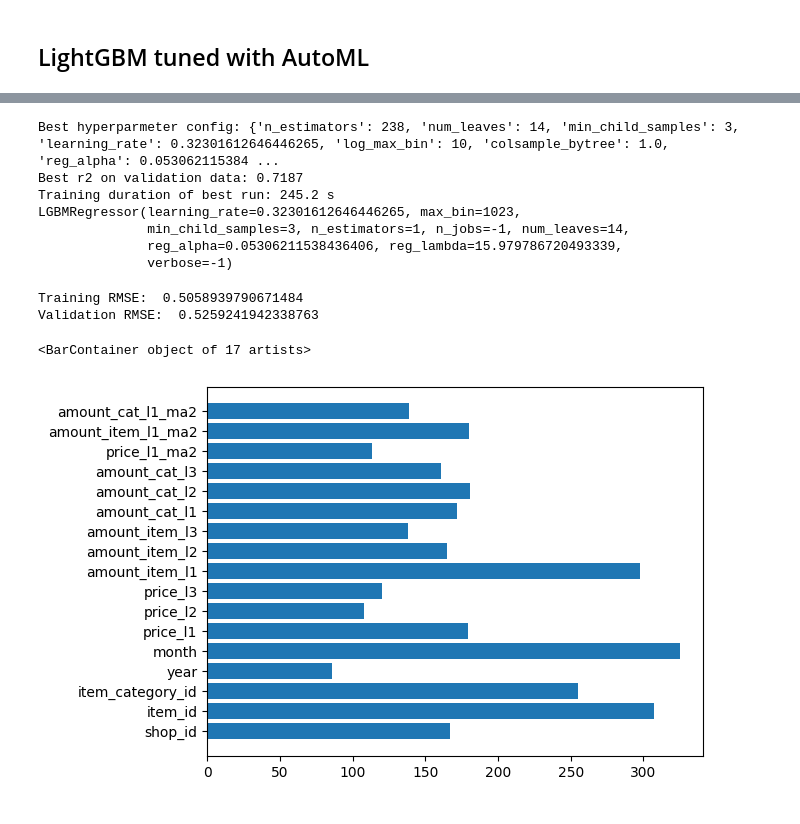
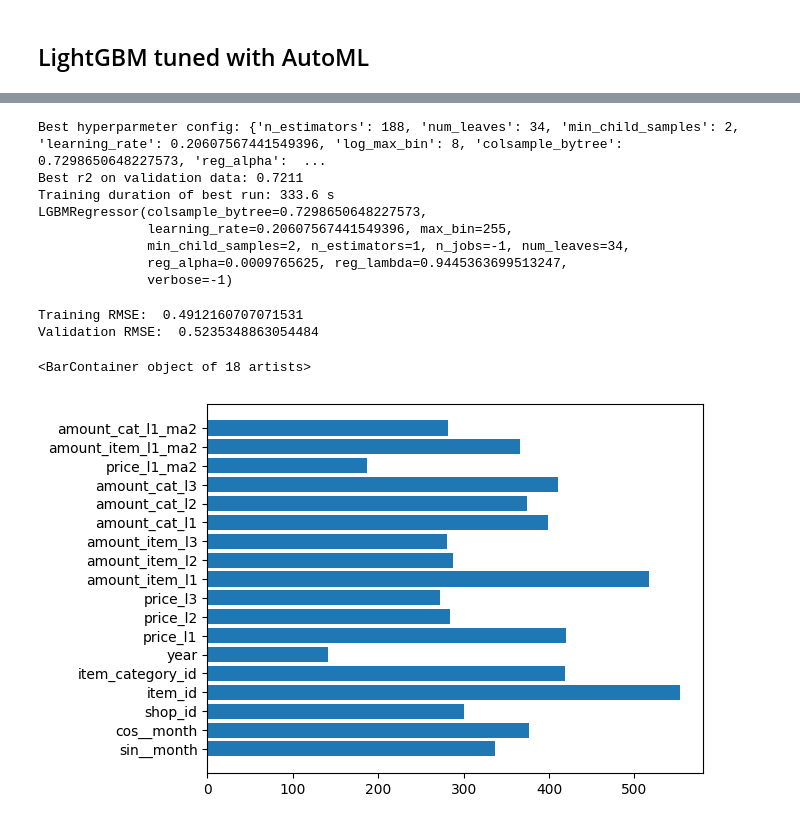
Before and after one commit to OnurKerimoglu/sales_forecasting, a Jupyter notebook: notebooks/Training_lgbm_split_random.ipynb, the cells around one changed output, grey strips where cells are left out. Saved outputs shown, nothing was run; the diff lists cells and outputs as text; code cells hidden in the pictures.

Commit message:
updated lgbm notebooks

```diff
--- a/notebooks/Training_lgbm_split_random.ipynb
+++ b/notebooks/Training_lgbm_split_random.ipynb
@@ -3,7 +8,4 @@
 # %%
-from model_tools import PredictorData
-from utils import Utils
-
 config = Utils.read_config_for_env(config_path='../config/config.yml')
 pred_data = PredictorData(
     config,
@@ -14,8 +16,7 @@ pred_data = PredictorData(
     # split_strategy='last_months_val',
     # split_strategy='months',
     num_lag_mon=3,
-    val_ratio=0.2,
-    scaler_type='standard')
+    val_ratio=0.2)
 # %% [output]
 Loading data.. Done.
 Fixing data schemas.. Done.
@@ -38,0 +30,7 @@ from sklearn.metrics import make_scorer
+# %%
+lgbm_predictor = LGBM_Predictor(
+        pred_data=pred_data)
+# %%
+lgbm_predictor.pred_data = lgbm_predictor.split_transform(
+        lgbm_predictor.pred_data,
+        lgbm_predictor.transformer)
@@ -119,7 +121,7 @@ settings = {
     # "seed": 42,  # random seed
 }
 automl.fit(
-    X_train=pred_data.X_train,
-    y_train=pred_data.y_train,
+    X_train=lgbm_predictor.pred_data.X_train,
+    y_train=lgbm_predictor.pred_data.y_train,
     **settings)
 # %% [output]
@@ -156,27 +158,28 @@ print("Best r2 on validation data: {0:.4g}".format(1 - automl.best_loss))
 print("Training duration of best run: {0:.4g} s".format(automl.best_config_train_time))
 print(automl.model.estimator)
 # %% [output]
-Best hyperparmeter config: {'n_estimators': 238, 'num_leaves': 14, 'min_child_samples': 3, 'learning_rate': 0.32301612646446265, 'log_max_bin': 10, 'colsample_bytree': 1.0, 'reg_alpha': 0.053062115384 ...
-Best r2 on validation data: 0.7187
-Training duration of best run: 245.2 s
-LGBMRegressor(learning_rate=0.32301612646446265, max_bin=1023,
-              min_child_samples=3, n_estimators=1, n_jobs=-1, num_leaves=14,
-              reg_alpha=0.05306211538436406, reg_lambda=15.979786720493339,
+Best hyperparmeter config: {'n_estimators': 188, 'num_leaves': 34, 'min_child_samples': 2, 'learning_rate': 0.20607567441549396, 'log_max_bin': 8, 'colsample_bytree': 0.7298650648227573, 'reg_alpha':  ...
+Best r2 on validation data: 0.7211
+Training duration of best run: 333.6 s
+LGBMRegressor(colsample_bytree=0.7298650648227573,
+              learning_rate=0.20607567441549396, max_bin=255,
+              min_child_samples=2, n_estimators=1, n_jobs=-1, num_leaves=34,
+              reg_alpha=0.0009765625, reg_lambda=0.9445363699513247,
               verbose=-1)
 # %%
 # Make predictions on the training and validation data.
-pred_train = automl.predict(pred_data.X_train)
-pred_val = automl.predict(pred_data.X_val)
+pred_train = automl.predict(lgbm_predictor.pred_data.X_train)
+pred_val = automl.predict(lgbm_predictor.pred_data.X_val)
 
 # Calculate and print the Root Mean Squared Error (RMSE) for training and validation predictions.
-print("Training RMSE: ", np.sqrt(mse(pred_data.y_train, pred_train)))
-print("Validation RMSE: ", np.sqrt(mse(pred_data.y_val, pred_val)))
+print("Training RMSE: ", np.sqrt(mse(lgbm_predictor.pred_data.y_train, pred_train)))
+print("Validation RMSE: ", np.sqrt(mse(lgbm_predictor.pred_data.y_val, pred_val)))
 # %% [output]
-Training RMSE:  0.5058939790671484
-Validation RMSE:  0.5259241942338763
+Training RMSE:  0.4912160707071531
+Validation RMSE:  0.5235348863054484
 # %%
 # plt.barh(automl.feature_names_in_, automl.feature_importances_)
-plt.barh(pred_data.feature_names, automl.feature_importances_)
+plt.barh(lgbm_predictor.pred_data.transformed_feature_names, automl.feature_importances_)
 # %% [output]
-<BarContainer object of 17 artists>
+<BarContainer object of 18 artists>
-[figure, old version]
+[figure, new version]
```
Also changed, not shown: parts of 13 cells of this notebook, 2 other files.
